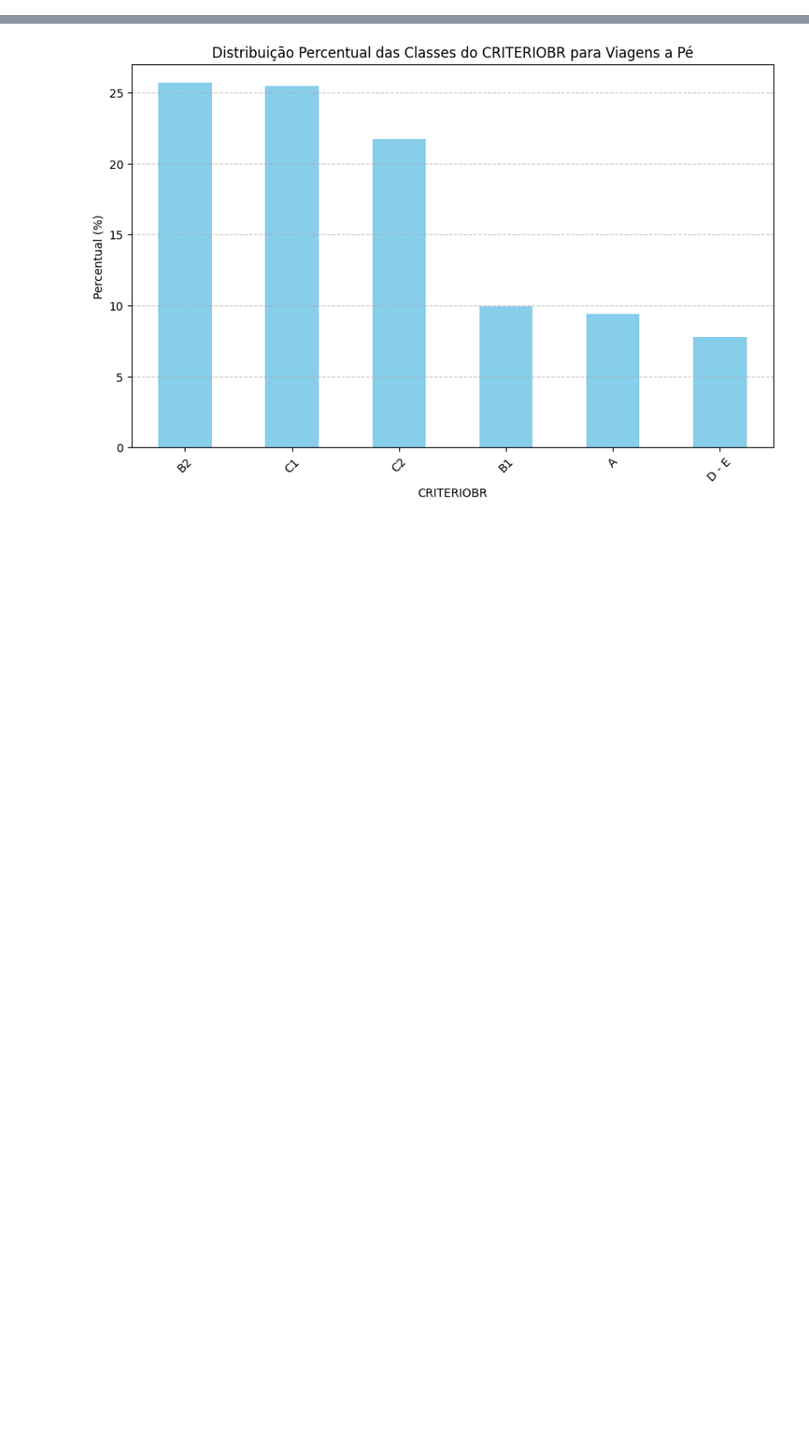
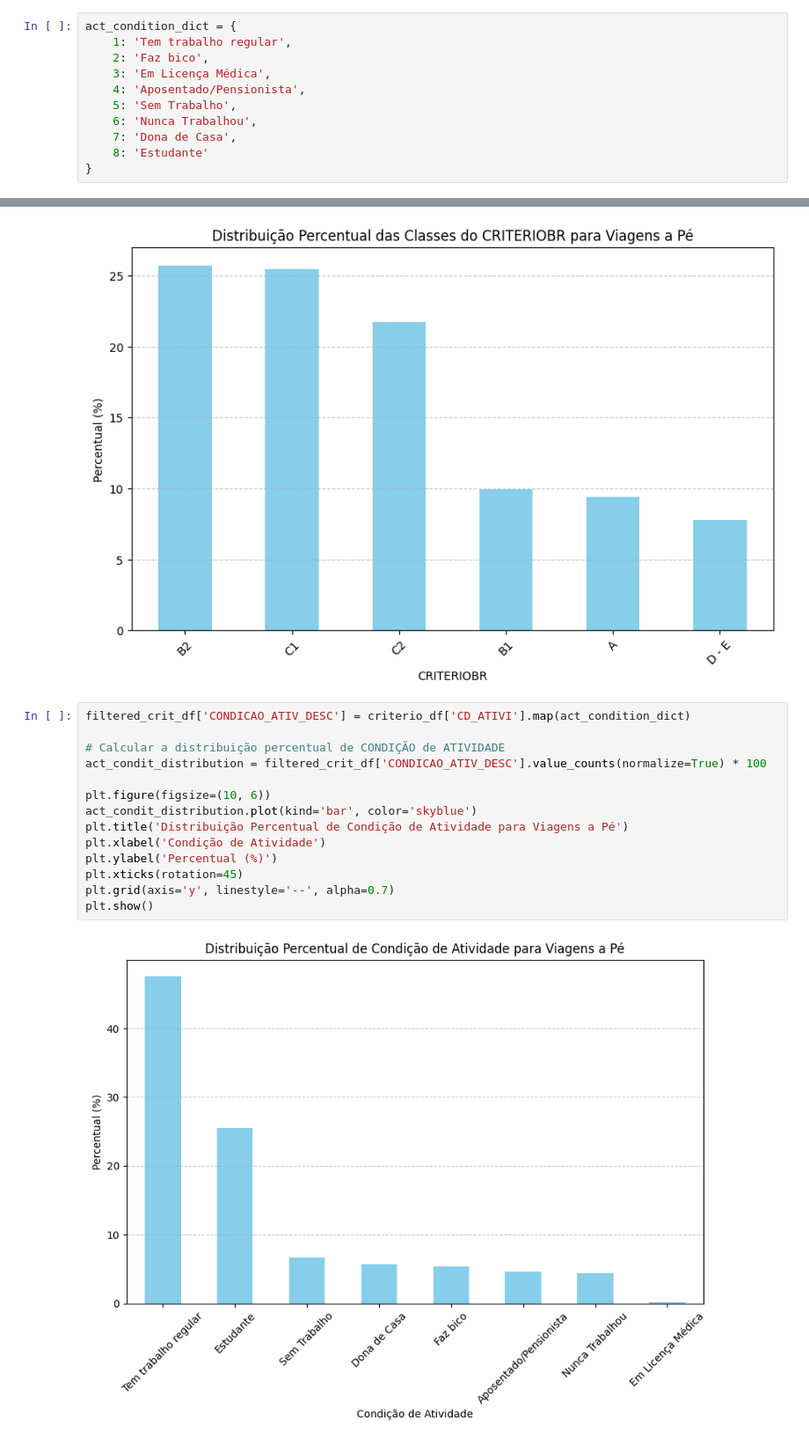
Before and after one commit to gustavo-rmontes/TCC, a Jupyter notebook: mobility_flow/flow.ipynb, the cells around one changed output, grey strips where cells are left out. Shown at 88% size. Saved outputs shown, nothing was run; the diff lists cells and outputs as text; blank space fills up the shorter version.

```diff
--- a/mobility_flow/flow.ipynb
+++ b/mobility_flow/flow.ipynb
@@ -289,4 +289,15 @@ classes_dict = {
     5: 'C2',
     6: 'D - E'
 }
+# %%
+act_condition_dict = {
+    1: 'Tem trabalho regular',
+    2: 'Faz bico',
+    3: 'Em Licença Médica',
+    4: 'Aposentado/Pensionista',
+    5: 'Sem Trabalho',
+    6: 'Nunca Trabalhou',
+    7: 'Dona de Casa',
+    8: 'Estudante'
+}
 # %%
@@ -328,3 +339,19 @@ plt.grid(axis='y', linestyle='--', alpha=0.7)
 plt.show()
 # %% [output]
 [figure]
+# %%
+filtered_crit_df['CONDICAO_ATIV_DESC'] = criterio_df['CD_ATIVI'].map(act_condition_dict)
+
+# Calcular a distribuição percentual de CONDIÇÃO de ATIVIDADE
+act_condit_distribution = filtered_crit_df['CONDICAO_ATIV_DESC'].value_counts(normalize=True) * 100
+
+plt.figure(figsize=(10, 6))
+act_condit_distribution.plot(kind='bar', color='skyblue')
+plt.title('Distribuição Percentual de Condição de Atividade para Viagens a Pé')
+plt.xlabel('Condição de Atividade')
+plt.ylabel('Percentual (%)')
+plt.xticks(rotation=45)
+plt.grid(axis='y', linestyle='--', alpha=0.7)
+plt.show()
+# %% [output]
+[figure, added]
```
Also changed, not shown: parts of 6 cells of this notebook.
